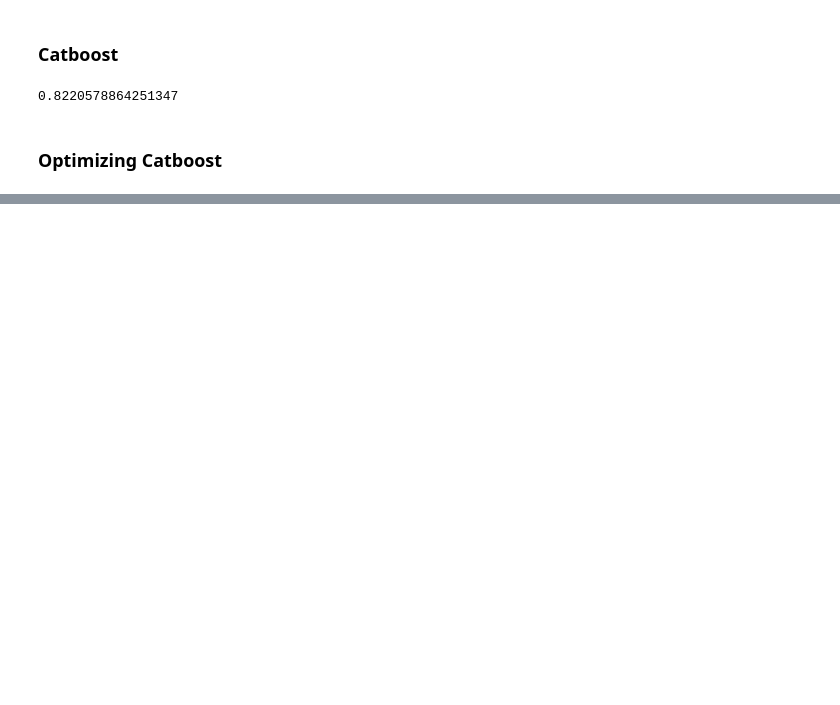
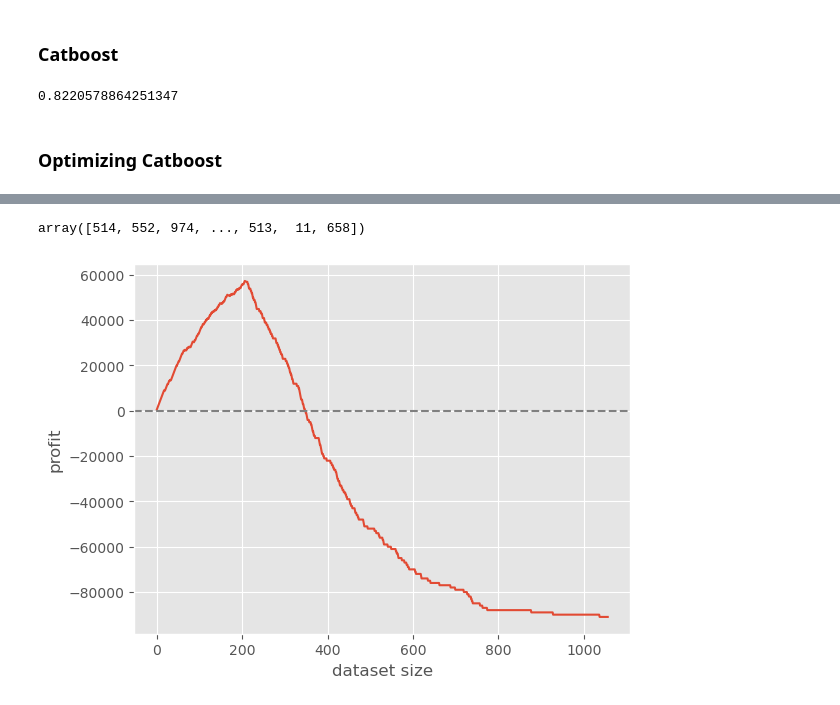
Before and after one commit to Dosann/DL-course-famcs-mipt, a Jupyter notebook: 3_kaggle_contest/churn_prediction.ipynb, the cells around one changed output, grey strips where cells are left out. Drawn from its saved outputs; the diff is of its cells as text; code cells hidden in the pictures; blank space fills up the shorter version.

Commit message:
add labels to profit plot

```diff
--- a/3_kaggle_contest/churn_prediction.ipynb
+++ b/3_kaggle_contest/churn_prediction.ipynb
@@ -407,3 +384,28 @@ plt.plot(np.cumsum(-np.array(res)))
+# %%
+np.argsort(-probs)
+# %% [output]
+array([514, 552, 974, ..., 513,  11, 658])
+# %%
+from sklearn.metrics import confusion_matrix
+res = []
+for idx in np.argsort(-probs):
+    tn, fp, fn, tp = confusion_matrix([y_val.values[idx]], [preds[idx]], labels=[0, 1]).ravel()
+    if tn:
+        res.append(costs['TN'])
+    elif fp:
+        res.append(costs['FP'])
+    elif fn:
+        res.append(costs['FN'])
+    else:
+        res.append(costs['TP'])
+
+
+plt.plot(np.cumsum(-np.array(res)))
+plt.axhline(y=0, color='grey', linestyle = 'dashed')
+plt.ylabel('profit')
+plt.xlabel('dataset size');
+# %% [output]
+[figure, added]
 # %%
 X_test = pd.read_csv('test.csv')
 submission = pd.read_csv('submission.csv')
```
Also changed, not shown: parts of 23 cells of this notebook.
